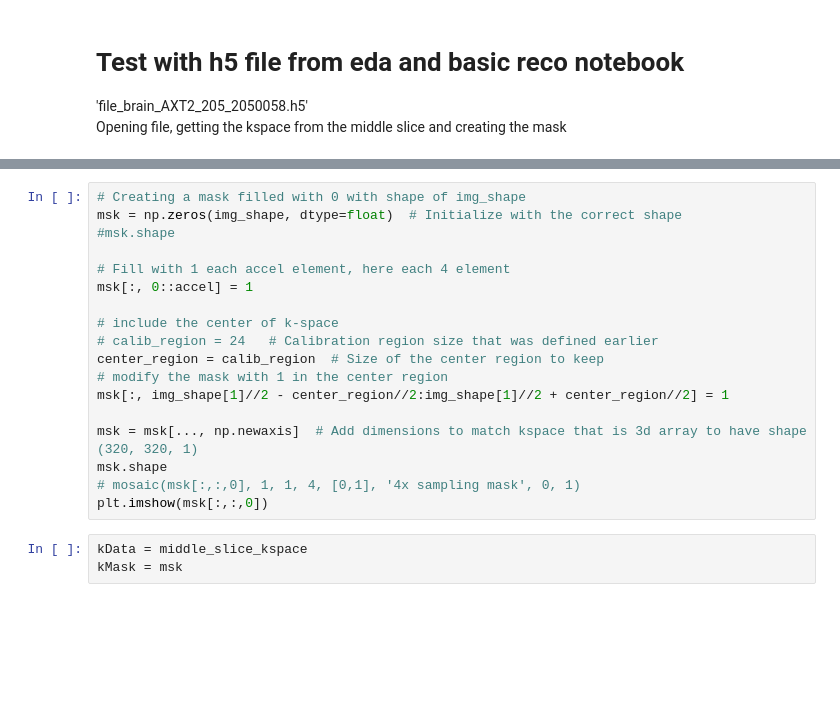
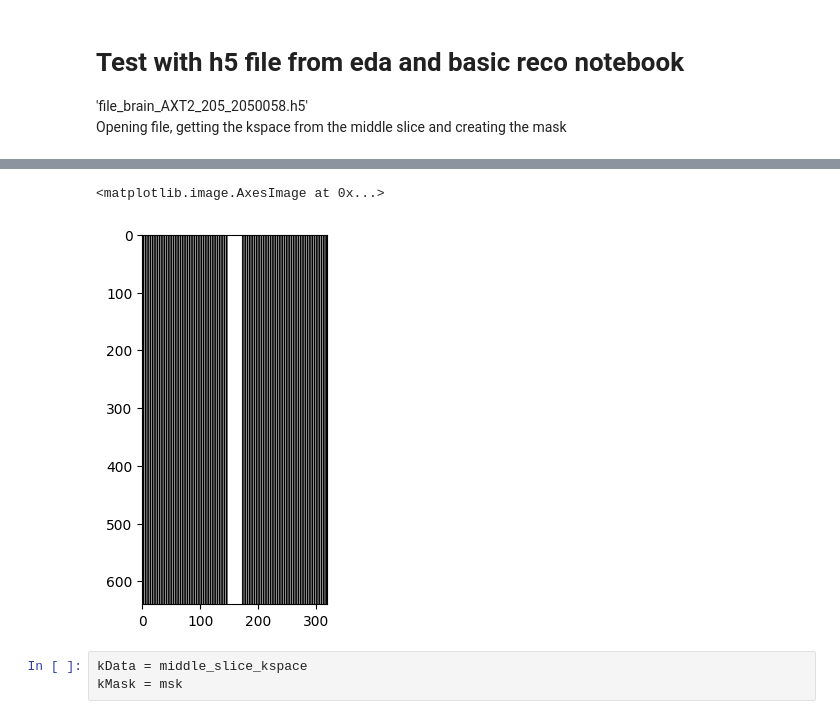
Before and after one commit to syllsg/IRM_Reconstruction, a Jupyter notebook: Reco_SL/P_LORAKS.ipynb, the cells around one changed output, grey strips where cells are left out. Saved outputs shown, nothing was run; the diff lists cells and outputs as text; blank space fills up the shorter version.

```diff
--- a/Reco_SL/P_LORAKS.ipynb
+++ b/Reco_SL/P_LORAKS.ipynb
@@ -315,21 +538,7 @@ img_shape
 # %%
-# Creating a mask filled with 0 with shape of img_shape
-msk = np.zeros(img_shape, dtype=float)  # Initialize with the correct shape
-#msk.shape
-
-# Fill with 1 each accel element, here each 4 element
-msk[:, 0::accel] = 1
-
-# include the center of k-space
-# calib_region = 24   # Calibration region size that was defined earlier
-center_region = calib_region  # Size of the center region to keep
-# modify the mask with 1 in the center region
-msk[:, img_shape[1]//2 - center_region//2:img_shape[1]//2 + center_region//2] = 1
-
-msk = msk[..., np.newaxis]  # Add dimensions to match kspace that is 3d array to have shape (320, 320, 1)
-msk.shape
-# mosaic(msk[:,:,0], 1, 1, 4, [0,1], '4x sampling mask', 0, 1)
-plt.imshow(msk[:,:,0])
+# %% [output]
+<matplotlib.image.AxesImage at 0x...>
+[figure, added]
 # %%
 kData = middle_slice_kspace
 kMask = msk
```
Also changed, not shown: parts of 17 cells of this notebook, 27 other files.
